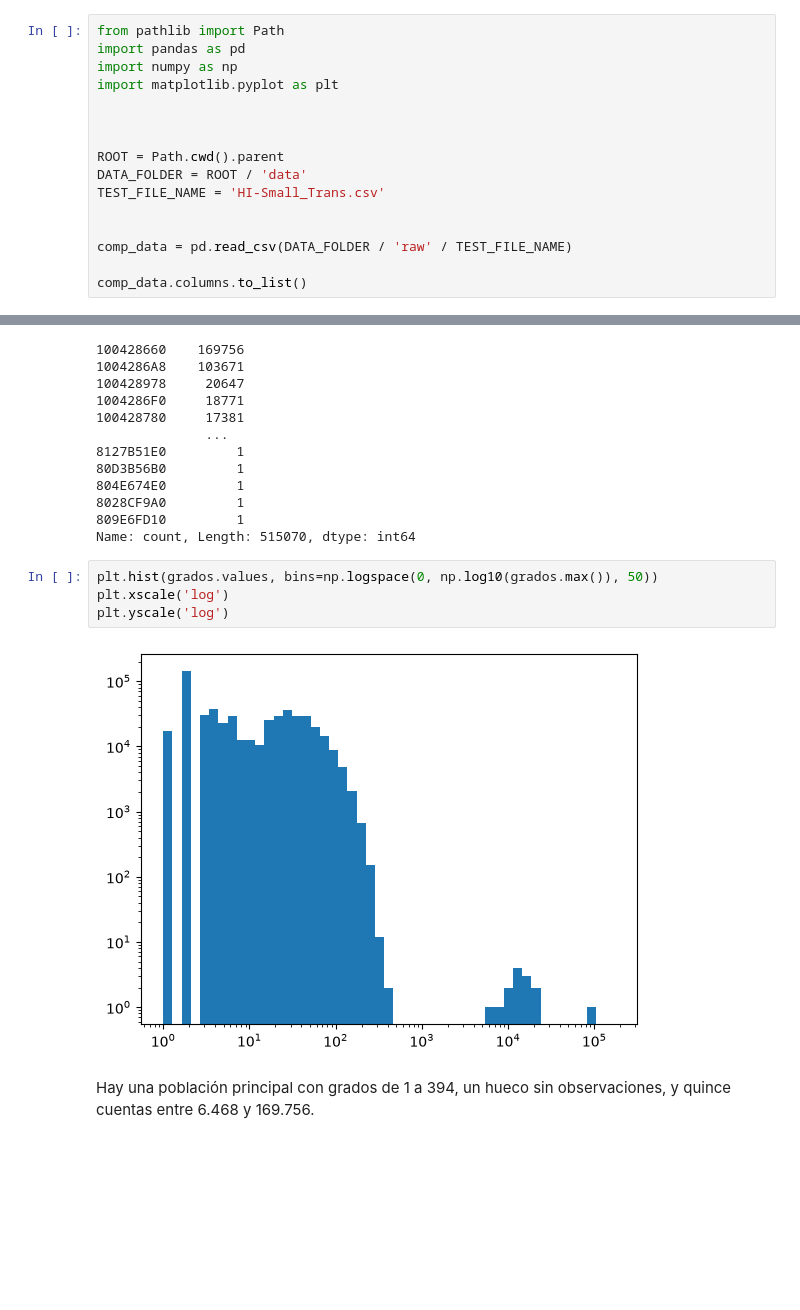
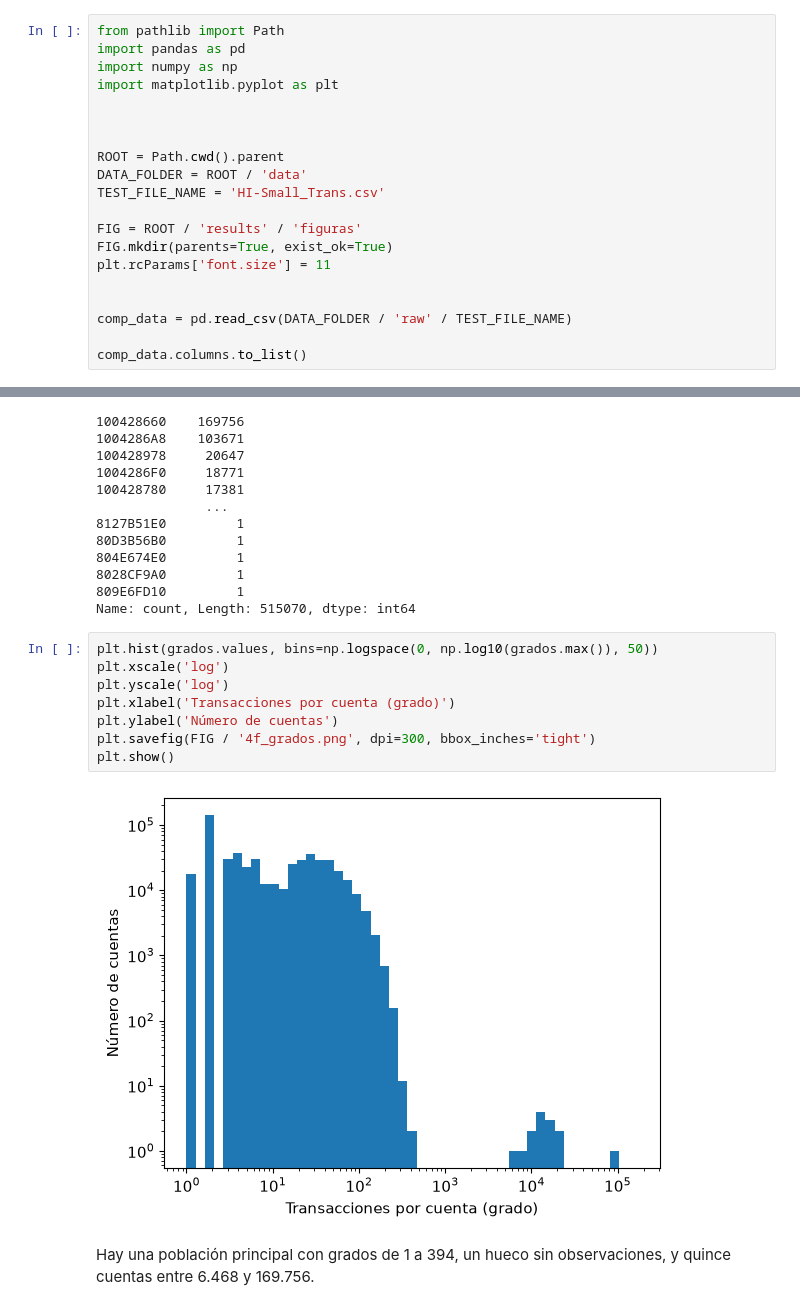
Before and after one commit to acascajo/tfg_gonzalo_manso_de_blas, a Jupyter notebook: notebooks/eda_amlworld.ipynb, the cells around one changed output, grey strips where cells are left out. Cells and saved outputs as stored; diff of their text form; blank space fills up the shorter version.

```diff
--- a/notebooks/eda_amlworld.ipynb
+++ b/notebooks/eda_amlworld.ipynb
@@ -24,6 +24,10 @@ ROOT = Path.cwd().parent
 DATA_FOLDER = ROOT / 'data'
 TEST_FILE_NAME = 'HI-Small_Trans.csv'
 
+FIG = ROOT / 'results' / 'figuras'
+FIG.mkdir(parents=True, exist_ok=True)
+plt.rcParams['font.size'] = 11
+
 
 comp_data = pd.read_csv(DATA_FOLDER / 'raw' / TEST_FILE_NAME)
 
@@ -645,9 +676,13 @@ Name: count, Length: 515070, dtype: int64
 # %%
 plt.hist(grados.values, bins=np.logspace(0, np.log10(grados.max()), 50))
 plt.xscale('log')
 plt.yscale('log')
+plt.xlabel('Transacciones por cuenta (grado)')
+plt.ylabel('Número de cuentas')
+plt.savefig(FIG / '4f_grados.png', dpi=300, bbox_inches='tight')
+plt.show()
 # %% [output]
-[figure, old version]
+[figure, new version]
 # %% [markdown]
 Hay una población principal con grados de 1 a 394, un hueco sin observaciones, y quince cuentas entre 6.468 y 169.756.
 # %%
```
Also changed, not shown: parts of 21 cells of this notebook.
